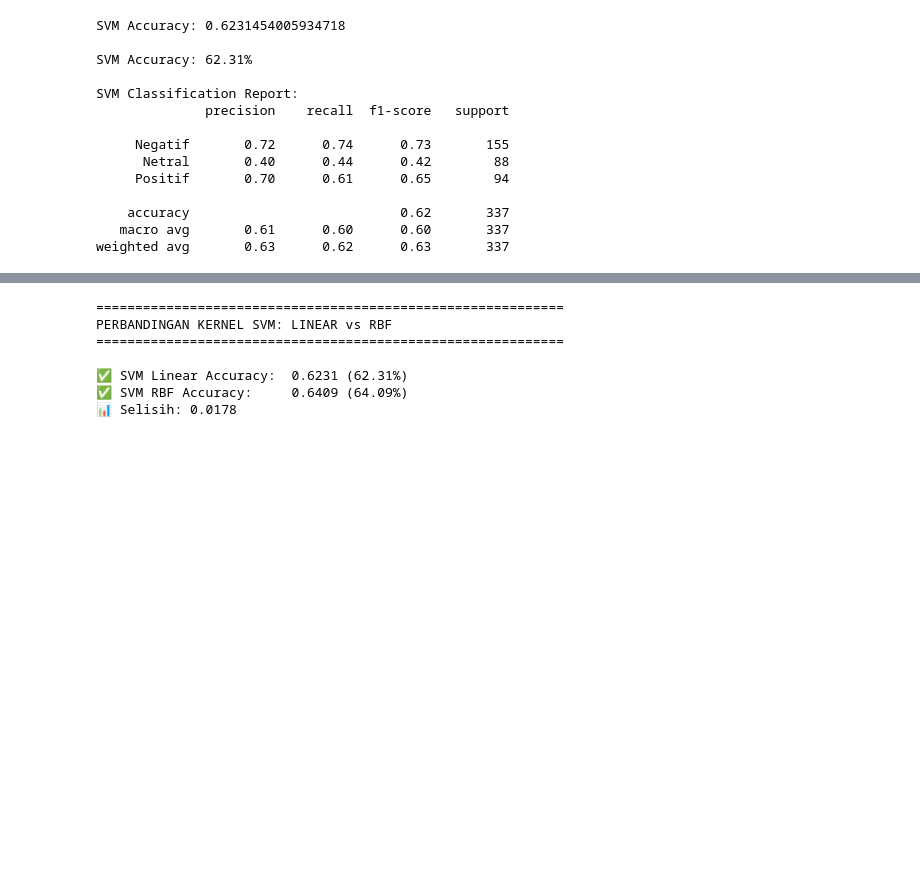
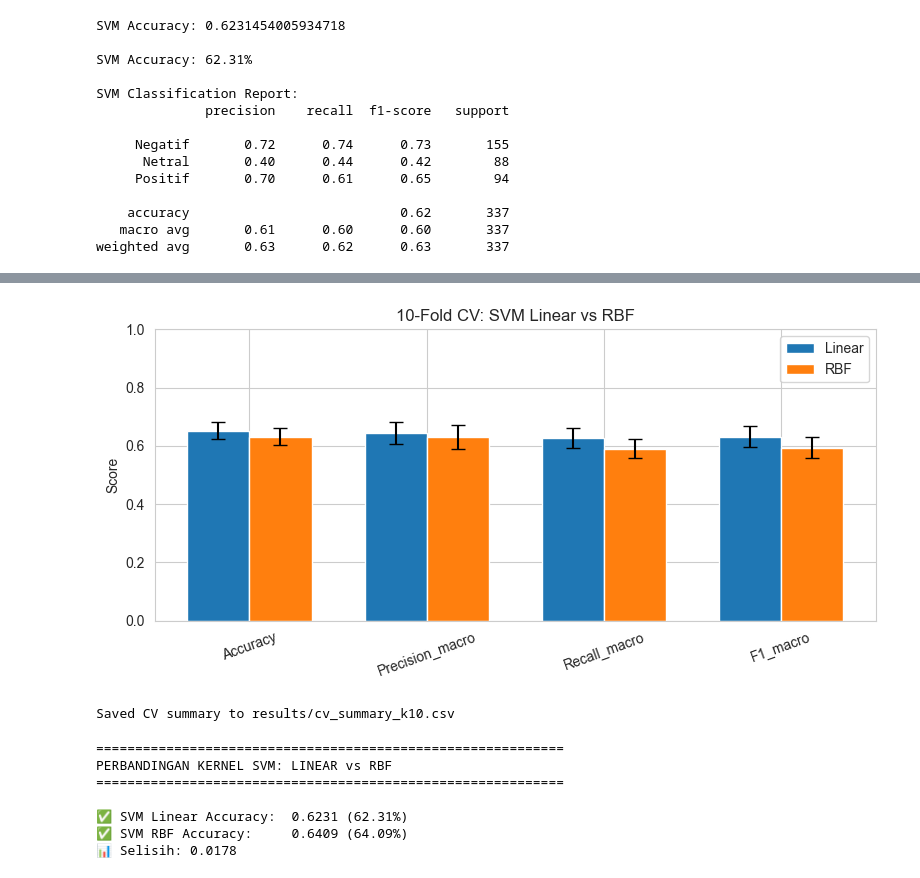
Before and after one commit to RAFLYBOSENG/SVM-Mobile-Legends, a Jupyter notebook: ML.ipynb, the cells around one changed output, grey strips where cells are left out. Saved outputs shown, nothing was run; the diff lists cells and outputs as text; code cells hidden in the pictures; blank space fills up the shorter version.

```diff
--- a/ML.ipynb
+++ b/ML.ipynb
@@ -362,0 +388,78 @@ weighted avg       0.63      0.62      0.63       337
+# %%
+# ===== 10-FOLD STRATIFIED CROSS-VALIDATION (k=10) =====
+from sklearn.model_selection import StratifiedKFold, cross_validate
+import numpy as np
+import pandas as pd
+import matplotlib.pyplot as plt
+
+print('\n' + '='*60)
+print('10-Fold Stratified Cross-Validation: SVM Linear vs SVM RBF')
+print('='*60)
+
+# Prepare data (use full dataset processed 'stemming_data')
+X = df['stemming_data'].fillna('')
+y = df['Sentiment']
+
+# TF-IDF on full data
+vect_cv = TfidfVectorizer()
+X_v = vect_cv.fit_transform(X)
+
+# Define CV
+cv = StratifiedKFold(n_splits=10, shuffle=True, random_state=42)
+
+scoring = ['accuracy', 'precision_macro', 'recall_macro', 'f1_macro']
+
+# Linear SVM
+svc_linear = SVC(kernel='linear')
+print('\nRunning CV for SVM Linear...')
+res_linear = cross_validate(svc_linear, X_v, y, cv=cv, scoring=scoring, n_jobs=-1, return_train_score=False)
+
+# RBF SVM
+svc_rbf = SVC(kernel='rbf', gamma='scale')
+print('Running CV for SVM RBF...')
+res_rbf = cross_validate(svc_rbf, X_v, y, cv=cv, scoring=scoring, n_jobs=-1, return_train_score=False)
+
+# Aggregate results
+def summarize(cv_res):
+    return {metric: (np.mean(cv_res[f'test_{metric}']), np.std(cv_res[f'test_{metric}'])) for metric in ['accuracy','precision_macro','recall_macro','f1_macro']}
+
+sum_linear = summarize(res_linear)
+sum_rbf = summarize(res_rbf)
+
+summary_df = pd.DataFrame({
+    'Metric': ['Accuracy','Precision_macro','Recall_macro','F1_macro'],
+    'Linear_Mean': [sum_linear['accuracy'][0], sum_linear['precision_macro'][0], sum_linear['recall_macro'][0], sum_linear['f1_macro'][0]],
+    'Linear_STD': [sum_linear['accuracy'][1], sum_linear['precision_macro'][1], sum_linear['recall_macro'][1], sum_linear['f1_macro'][1]],
+    'RBF_Mean': [sum_rbf['accuracy'][0], sum_rbf['precision_macro'][0], sum_rbf['recall_macro'][0], sum_rbf['f1_macro'][0]],
+    'RBF_STD': [sum_rbf['accuracy'][1], sum_rbf['precision_macro'][1], sum_rbf['recall_macro'][1], sum_rbf['f1_macro'][1]]
+})
+
+print('\nCross-validation summary (mean ± std):')
+print(summary_df.to_string(index=False))
+
+# Plot comparison bar chart (means with error bars)
+metrics = ['Accuracy','Precision_macro','Recall_macro','F1_macro']
+linear_means = summary_df['Linear_Mean'].values
+linear_stds = summary_df['Linear_STD'].values
+rbf_means = summary_df['RBF_Mean'].values
+rbf_stds = summary_df['RBF_STD'].values
+
+x = np.arange(len(metrics))
+width = 0.35
+fig, ax = plt.subplots(figsize=(8,4))
+ax.bar(x - width/2, linear_means, width, yerr=linear_stds, label='Linear', capsize=5)
+ax.bar(x + width/2, rbf_means, width, yerr=rbf_stds, label='RBF', capsize=5)
+ax.set_xticks(x)
+ax.set_xticklabels(metrics, rotation=20)
+ax.set_ylim(0,1)
+ax.set_ylabel('Score')
+ax.set_title('10-Fold CV: SVM Linear vs RBF')
+ax.legend()
+plt.tight_layout()
+plt.show()
+
+# Save summary to CSV for report
+os.makedirs('results', exist_ok=True)
+summary_df.to_csv('results/cv_summary_k10.csv', index=False)
+print('\nSaved CV summary to results/cv_summary_k10.csv')
+# %% [output]
@@ -363,3 +479,5 @@ weighted avg       0.63      0.62      0.63       337
+[figure, added]
+Saved CV summary to results/cv_summary_k10.csv
 # %%
 # ===== KERNEL COMPARISON: LINEAR vs RBF =====
 from sklearn.svm import SVC
```
Also changed, not shown: parts of 15 cells of this notebook.
